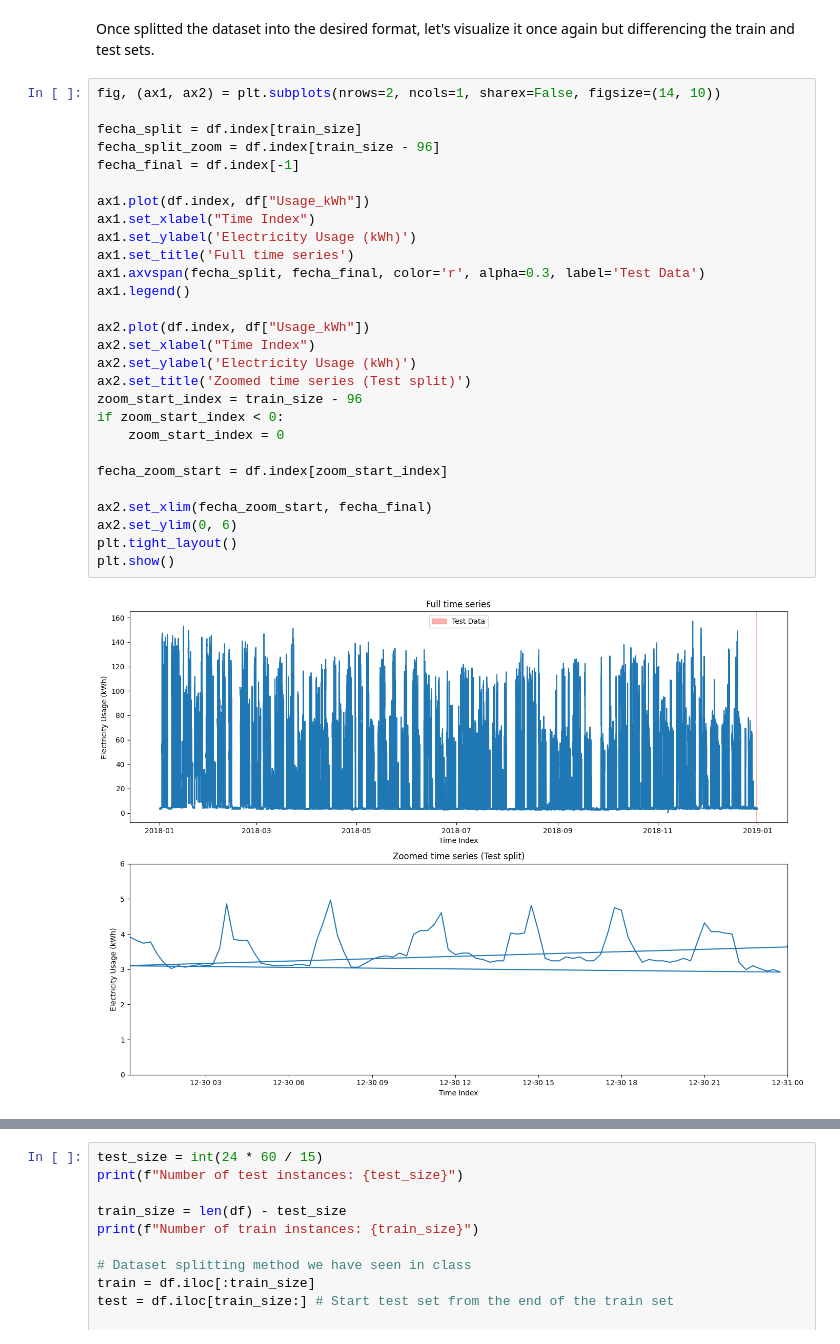
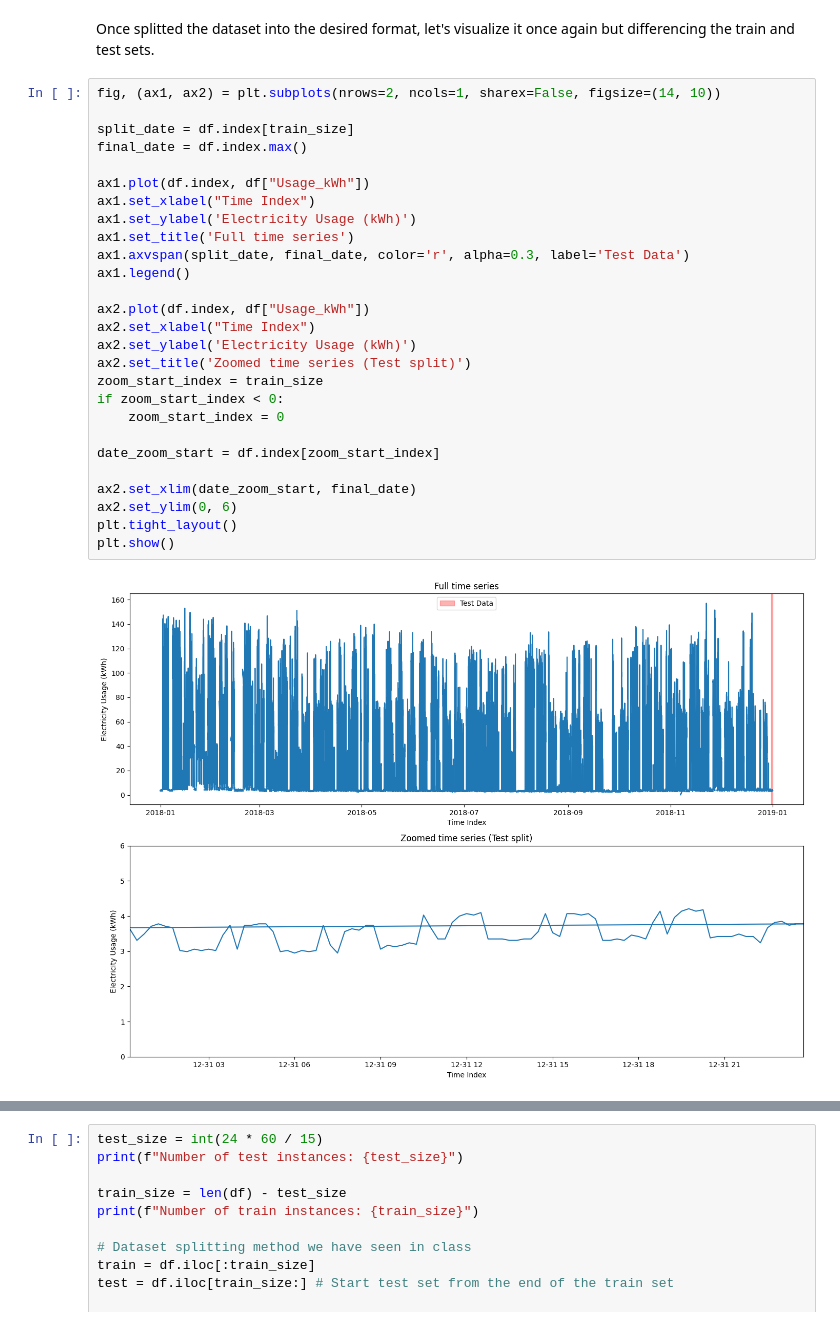
Before and after one commit to DiegoLopezAroca/Multivariate-Time-Series-Forecasting-of-Energy-Consumption-in-the-Steel-Industry, a Jupyter notebook: Advanced_ML_D2_2.ipynb, the cells around one changed output, grey strips where cells are left out. Drawn from its saved outputs; the diff is of its cells as text.

```diff
--- a/Advanced_ML_D2_2.ipynb
+++ b/Advanced_ML_D2_2.ipynb
@@ -230,33 +230,32 @@ Once splitted the dataset into the desired format, let's visualize it once again
 # %%
 fig, (ax1, ax2) = plt.subplots(nrows=2, ncols=1, sharex=False, figsize=(14, 10))
 
-fecha_split = df.index[train_size]
-fecha_split_zoom = df.index[train_size - 96]
-fecha_final = df.index[-1]
+split_date = df.index[train_size]
+final_date = df.index.max()
 
 ax1.plot(df.index, df["Usage_kWh"])
 ax1.set_xlabel("Time Index")
 ax1.set_ylabel('Electricity Usage (kWh)')
 ax1.set_title('Full time series')
-ax1.axvspan(fecha_split, fecha_final, color='r', alpha=0.3, label='Test Data')
+ax1.axvspan(split_date, final_date, color='r', alpha=0.3, label='Test Data')
 ax1.legend()
 
 ax2.plot(df.index, df["Usage_kWh"])
 ax2.set_xlabel("Time Index")
 ax2.set_ylabel('Electricity Usage (kWh)')
 ax2.set_title('Zoomed time series (Test split)')
-zoom_start_index = train_size - 96
+zoom_start_index = train_size
 if zoom_start_index < 0:
     zoom_start_index = 0
 
-fecha_zoom_start = df.index[zoom_start_index]
+date_zoom_start = df.index[zoom_start_index]
 
-ax2.set_xlim(fecha_zoom_start, fecha_final)
+ax2.set_xlim(date_zoom_start, final_date)
 ax2.set_ylim(0, 6)
 plt.tight_layout()
 plt.show()
 # %% [output]
-[figure, old version]
+[figure, new version]
 # %% [markdown]
 As showed in the previous graphs the test set takes a tiny part of the whole time series, so we have plotted a second graph to see more in detail the portion the test set will have.
 
```
Also changed, not shown: parts of 22 cells of this notebook, 2 other files.
